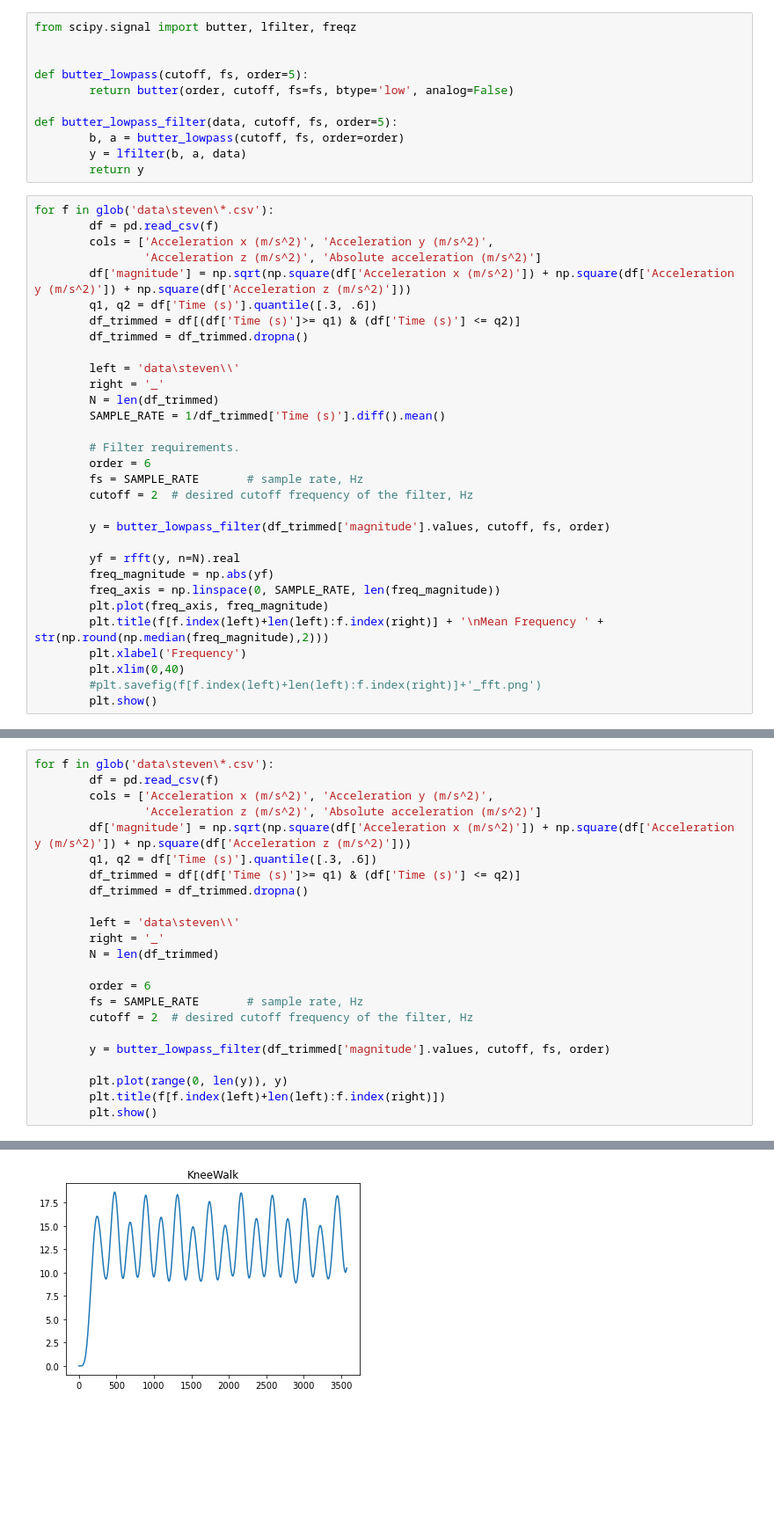
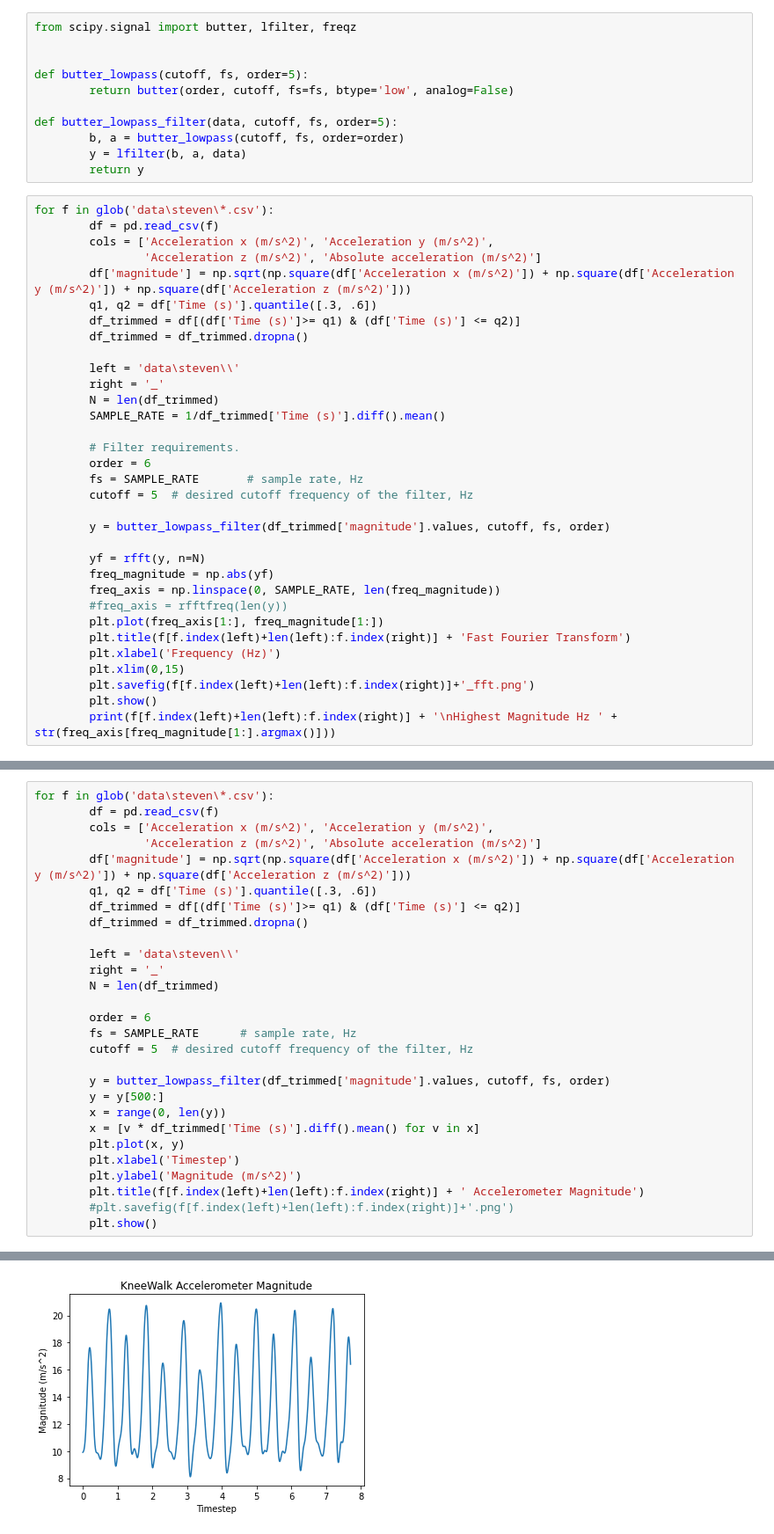
Before and after one commit to ryanallen82/EnergyHarvesting, a Jupyter notebook: ryan_freq_amp.ipynb, the cells around one changed output, grey strips where cells are left out. Shown at 88% size. Cells and saved outputs as stored; diff of their text form; blank space fills up the shorter version.

Commit message:
Updated notebook with frequency work

```diff
--- a/ryan_freq_amp.ipynb
+++ b/ryan_freq_amp.ipynb
@@ -102,17 +102,19 @@ for f in glob('data\steven\*.csv'):
         # Filter requirements.
         order = 6
         fs = SAMPLE_RATE       # sample rate, Hz
-        cutoff = 2  # desired cutoff frequency of the filter, Hz
+        cutoff = 5  # desired cutoff frequency of the filter, Hz
 
         y = butter_lowpass_filter(df_trimmed['magnitude'].values, cutoff, fs, order)
 
-        yf = rfft(y, n=N).real
+        yf = rfft(y, n=N)
         freq_magnitude = np.abs(yf)
         freq_axis = np.linspace(0, SAMPLE_RATE, len(freq_magnitude))
-        plt.plot(freq_axis, freq_magnitude)
-        plt.title(f[f.index(left)+len(left):f.index(right)] + '\nMean Frequency ' + str(np.round(np.median(freq_magnitude),2)))
-        plt.xlabel('Frequency')
-        plt.xlim(0,40)
-        #plt.savefig(f[f.index(left)+len(left):f.index(right)]+'_fft.png')
+        #freq_axis = rfftfreq(len(y))
+        plt.plot(freq_axis[1:], freq_magnitude[1:])
+        plt.title(f[f.index(left)+len(left):f.index(right)] + 'Fast Fourier Transform')
+        plt.xlabel('Frequency (Hz)')
+        plt.xlim(0,15)
+        plt.savefig(f[f.index(left)+len(left):f.index(right)]+'_fft.png')
         plt.show()
+        print(f[f.index(left)+len(left):f.index(right)] + '\nHighest Magnitude Hz ' + str(freq_axis[freq_magnitude[1:].argmax()]))
 # %% [output]
@@ -137,12 +151,17 @@ for f in glob('data\steven\*.csv'):
         N = len(df_trimmed)
 
         order = 6
-        fs = SAMPLE_RATE       # sample rate, Hz
-        cutoff = 2  # desired cutoff frequency of the filter, Hz
+        fs = SAMPLE_RATE      # sample rate, Hz
+        cutoff = 5  # desired cutoff frequency of the filter, Hz
 
         y = butter_lowpass_filter(df_trimmed['magnitude'].values, cutoff, fs, order)
-
-        plt.plot(range(0, len(y)), y)
-        plt.title(f[f.index(left)+len(left):f.index(right)])
+        y = y[500:]
+        x = range(0, len(y))
+        x = [v * df_trimmed['Time (s)'].diff().mean() for v in x]
+        plt.plot(x, y)
+        plt.xlabel('Timestep')
+        plt.ylabel('Magnitude (m/s^2)')
+        plt.title(f[f.index(left)+len(left):f.index(right)] + ' Accelerometer Magnitude')
+        #plt.savefig(f[f.index(left)+len(left):f.index(right)]+'.png')
         plt.show()
 # %% [output]
@@ -152 +171 @@ for f in glob('data\steven\*.csv'):
-[figure, old version]
+[figure, new version]
```
Also changed, not shown: parts of 3 cells of this notebook.
